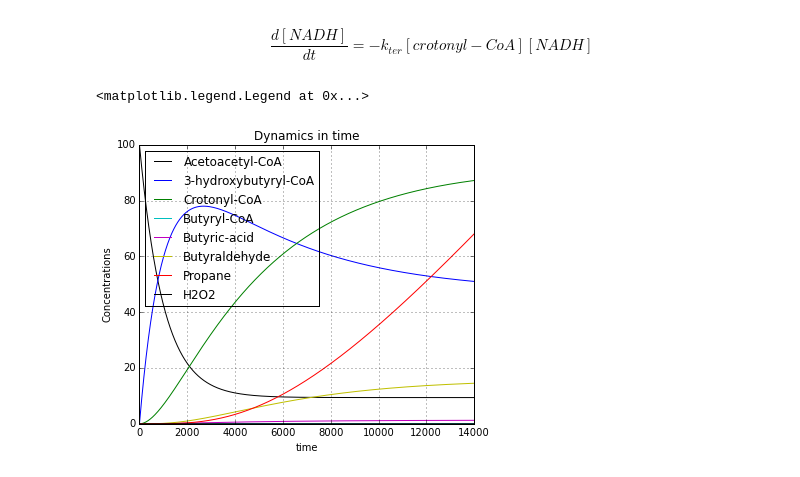
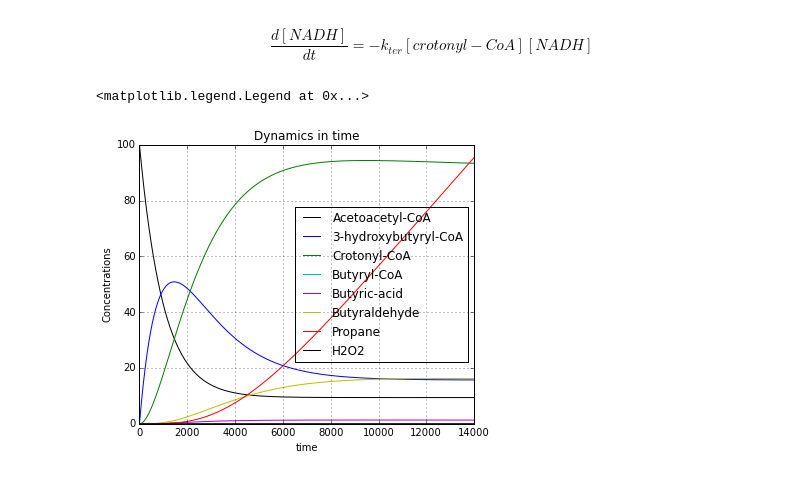
Before and after one commit to Aalto-Helsinki/modeling, a Jupyter notebook: 2015/Added reactions.ipynb, the cells around one changed output. Drawn from its saved outputs; the diff is of its cells as text; code cells hidden in the pictures.

```diff
--- a/2015/Added reactions.ipynb
+++ b/2015/Added reactions.ipynb
@@ -37,7 +37,7 @@ $$ \frac{d[NADH]}{dt} = -k_{ter}[crotonyl-CoA][NADH] $$
 #I have assumed we'll get infinite apo-enzyme to get the calculation for working version & constant CoA
 K_AtoB = 0.47
 K_Hbd = 0.05
-K_Crt = 0.01
+K_Crt = 0.03
 K_Ter = 0.0052
 K_YciA = 6.7
 K_CAR = 0.362
@@ -150,34 +150,34 @@ sys(100, 0, 0, 0, 0, 0, 0, 0, 0, 0,  dT, T)
 #plot
 fig = plt.figure(figsize=(15,5))
 fig.subplots_adjust(wspace = 0.5, hspace = 0.3)
 ax1 = fig.add_subplot(1,2,1)
 #ax2 = fig.add_subplot(1,2,2)
 
 ax1.plot(a, 'k-', label='Acetoacetyl-CoA')
 ax1.plot(b, 'b-', label='3-hydroxybutyryl-CoA')
 ax1.plot(c, 'g-', label='Crotonyl-CoA')
 ax1.plot(d, 'c-', label='Butyryl-CoA')
 ax1.plot(e, 'm-', label='Butyric-acid')
 ax1.plot(f, 'y-', label='Butyraldehyde')
 ax1.plot(g, 'r-', label='Propane')
 #ax1.plot(k, 'k-', label='CAR-holo')
 #ax1.plot(l, 'k-', label='PetF-red')
 ax1.plot(h, 'k-', label='H2O2')
 
 ax1.set_title("Dynamics in time")
 ax1.set_xlabel("time")
 ax1.set_ylabel("Concentrations")
 ax1.grid()
 ax1.legend(loc='best')
 
 #ax2.plot(x, y, color="blue")
 #ax2.set_xlabel("x")
 #ax2.set_ylabel("y")
 #ax2.set_title("Phase space")
 #ax2.grid()
 # %% [output]
 <matplotlib.legend.Legend at 0x...>
-[figure, old version]
+[figure, new version]
 # %%
 # Calculating the derivatives of the concentrations according to time
 
```
Also changed, not shown: parts of 1 cell of this notebook, 2 other files.
